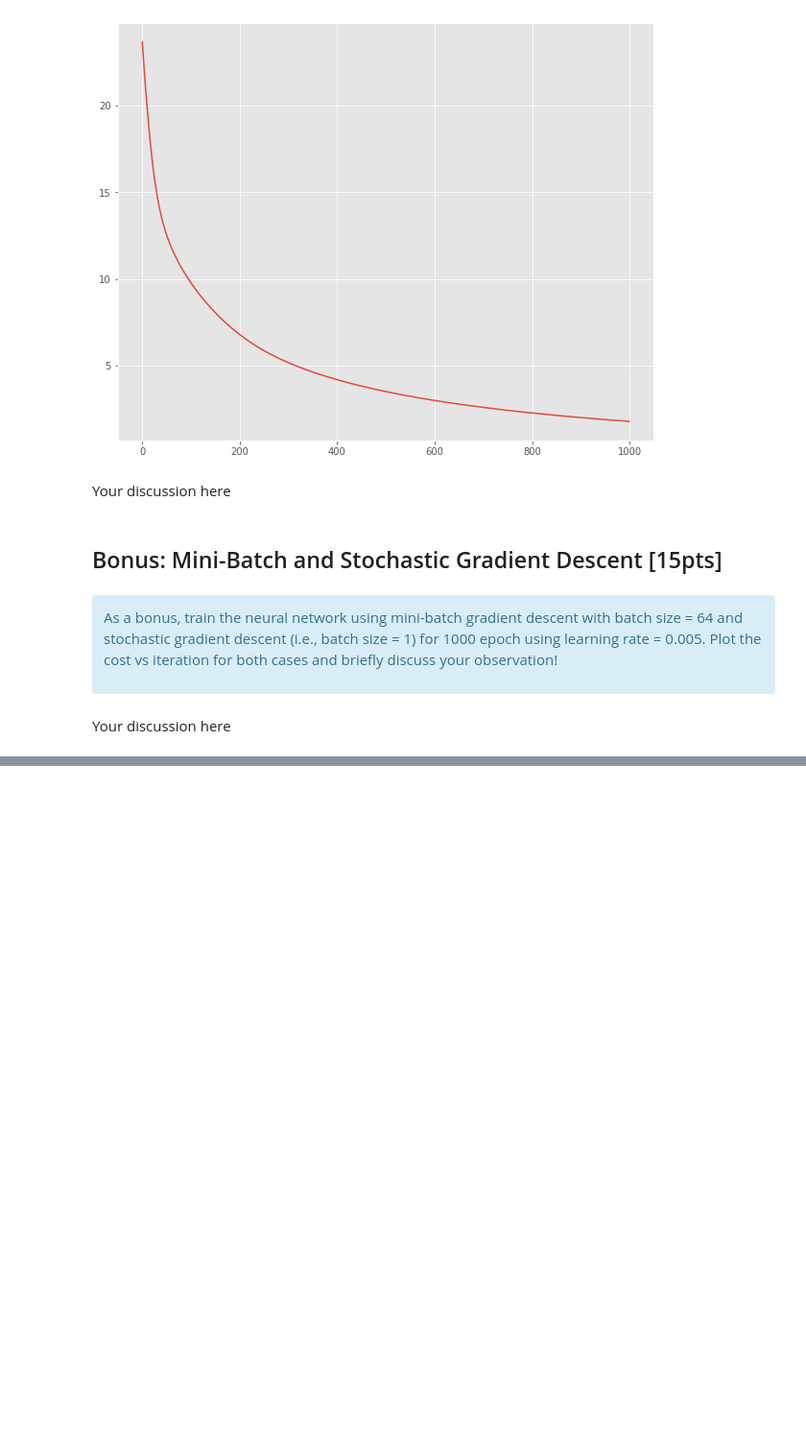
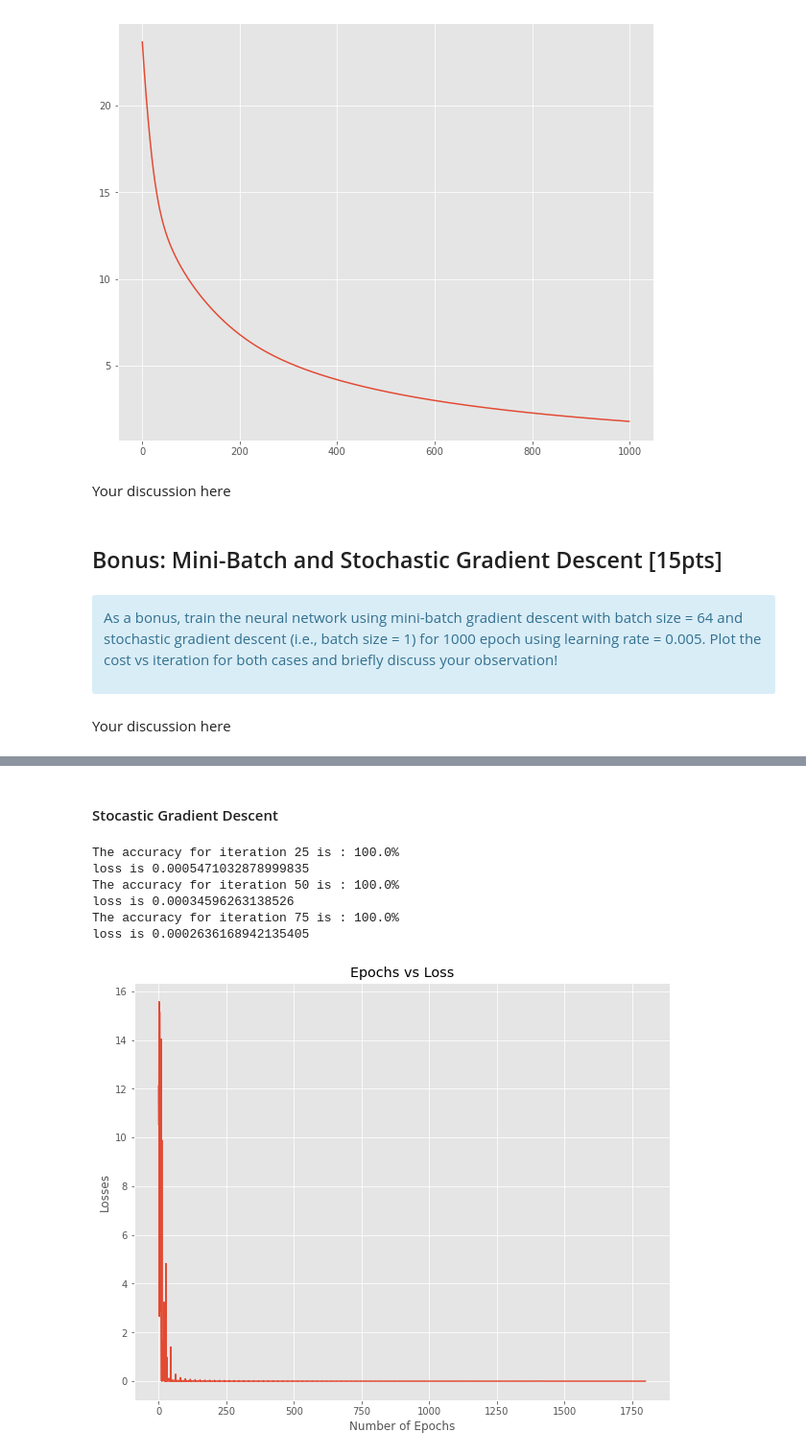
Before and after one commit to razaali0123/NLP_Projects, a Jupyter notebook: anlp2020-assignment2.ipynb, the cells around one changed output, grey strips where cells are left out. Shown: that part at 96% size. Cells and saved outputs as stored; diff of their text form; code cells hidden in the pictures; blank space fills up the shorter version.

```diff
--- a/anlp2020-assignment2.ipynb
+++ b/anlp2020-assignment2.ipynb
@@ -505,0 +515,13 @@ model.back_prop()
+# %% [markdown]
+#### Stocastic Gradient Descent
+# %%
+model = Model_mini_batches(xtr, ytr, epochs= 100, batchsize= 1)
+model.back_prop()
+# %% [output]
+The accuracy for iteration 25 is : 100.0%
+loss is 0.0005471032878999835
+The accuracy for iteration 50 is : 100.0%
+loss is 0.00034596263138526
+The accuracy for iteration 75 is : 100.0%
+loss is 0.0002636168942135405
+[figure, added]
```
Also changed, not shown: parts of 2 cells of this notebook.
